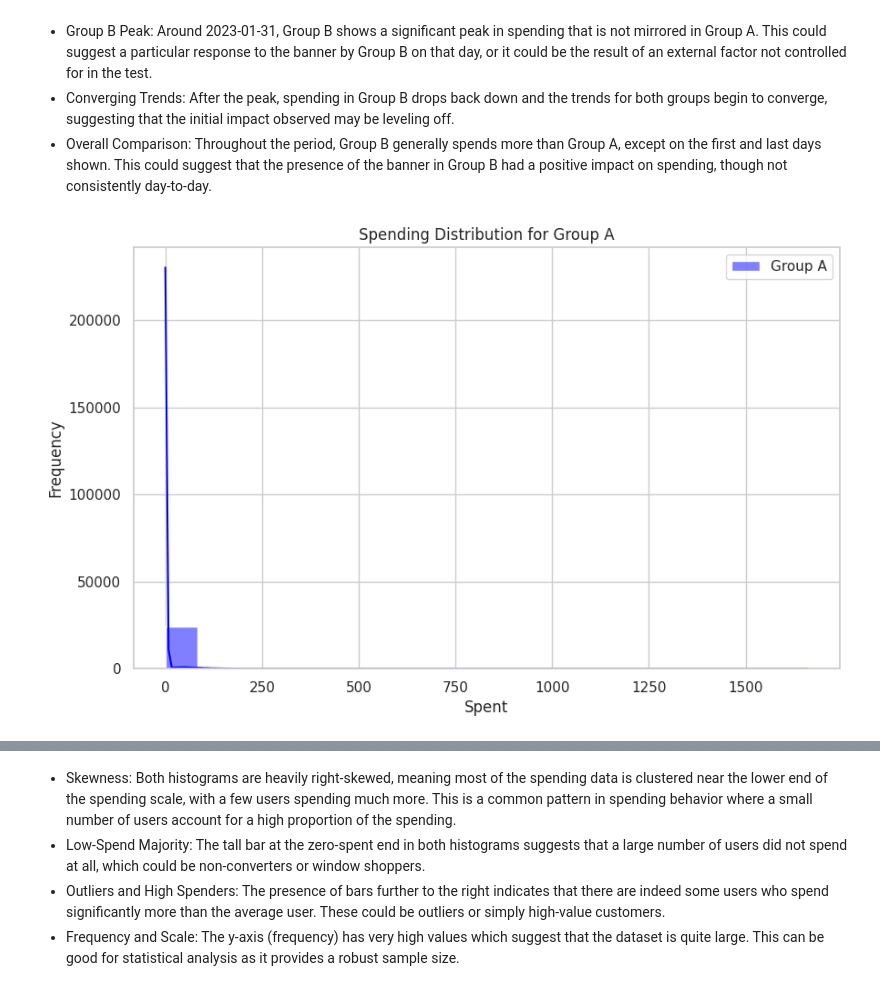
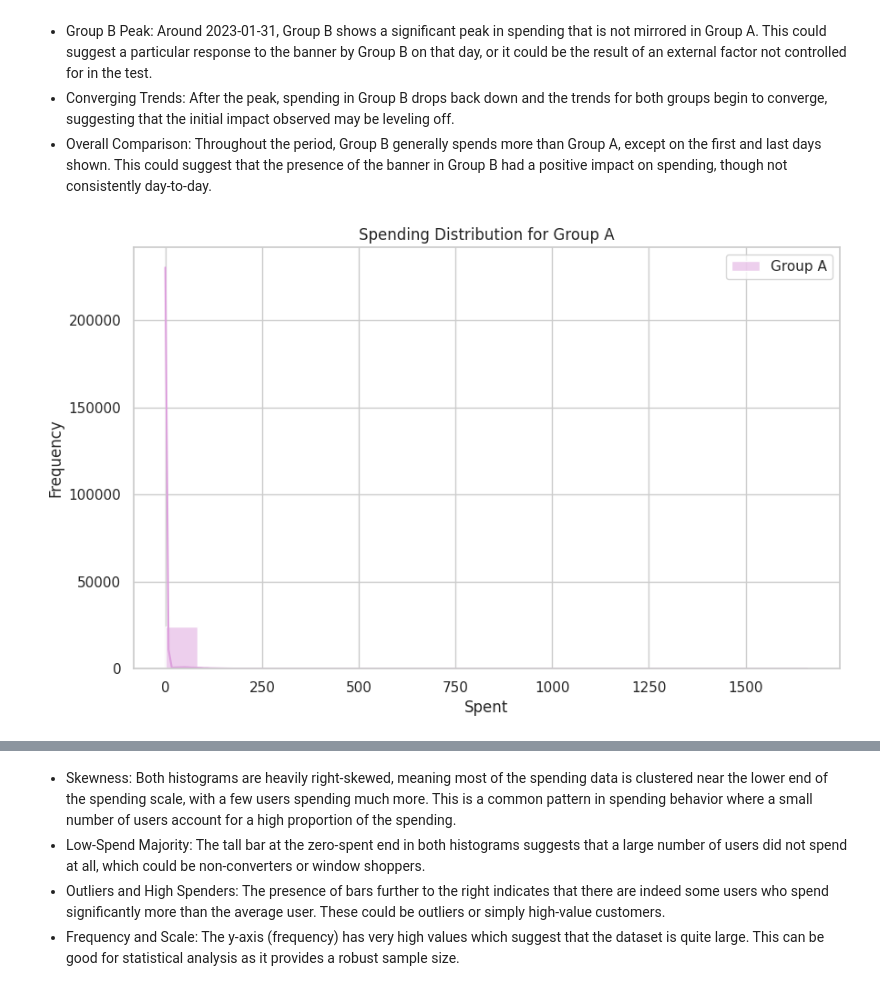
Before and after one commit to mdepasquale1023/Globox, a Jupyter notebook: GloBox_StatAnalysis.ipynb, the cells around one changed output, grey strips where cells are left out. Saved outputs shown, nothing was run; the diff lists cells and outputs as text; code cells hidden in the pictures.

```diff
--- a/GloBox_StatAnalysis.ipynb
+++ b/GloBox_StatAnalysis.ipynb
@@ -156,14 +156,14 @@ plt.show()
 # %%
 # Histogram for spending distribution for Group A
 plt.figure(figsize=(10, 6))
-sns.histplot(data[data['group'] == 'A']['spent'], bins=20, kde=True, color='blue', label='Group A')
+sns.histplot(data[data['group'] == 'A']['spent'], bins=20, kde=True, color='plum', label='Group A')
 plt.title('Spending Distribution for Group A')
 plt.xlabel('Spent')
 plt.ylabel('Frequency')
 plt.legend()
 plt.show()
 # %% [output]
-[figure, old version]
+[figure, new version]
 # %%
 # Histogram for spending distribution for Group B
 plt.figure(figsize=(10, 6))
```
Also changed, not shown: parts of 5 cells of this notebook.
